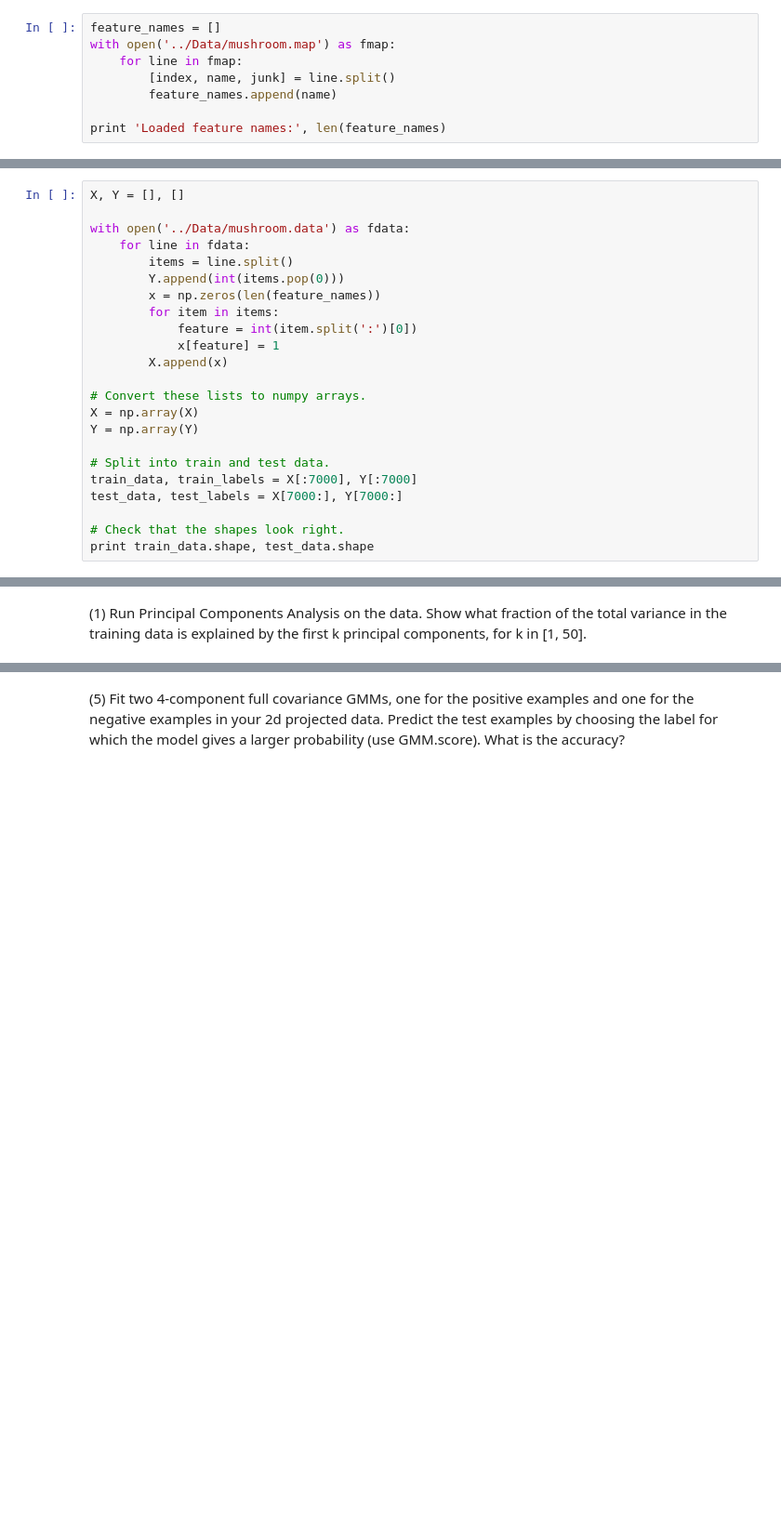
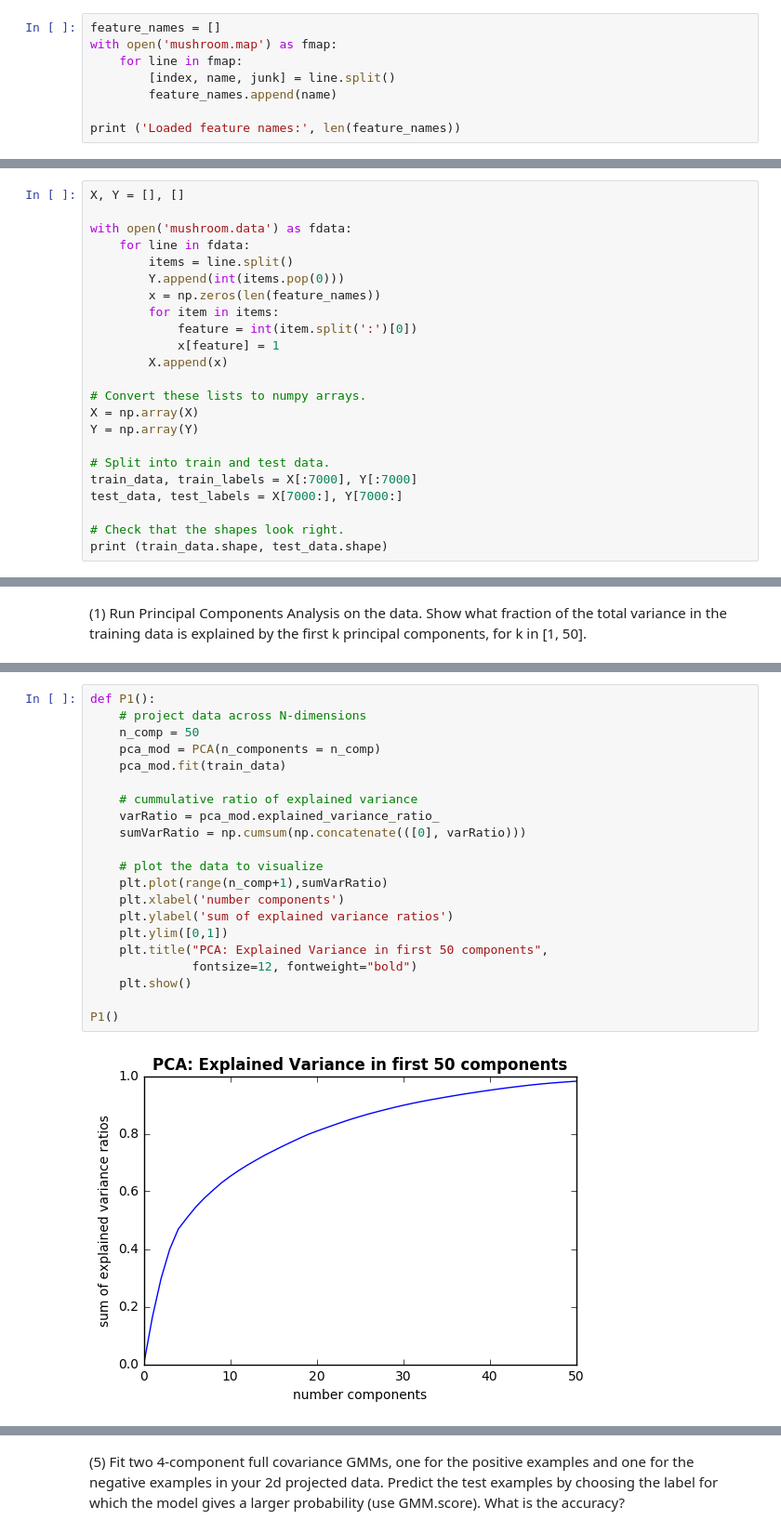
Before and after one commit to dskarbrevik/Unsupervised-Learning-Assignment, a Jupyter notebook: David_Skarbrevik_p3.ipynb, the cells around one changed output, grey strips where cells are left out. Shown at 93% size. Cells and saved outputs as stored; diff of their text form; blank space fills up the shorter version.

```diff
--- a/David_Skarbrevik_p3.ipynb
+++ b/David_Skarbrevik_p3.ipynb
@@ -24,12 +22,12 @@ from matplotlib.colors import LogNorm
 Load feature names.
 # %%
 feature_names = []
-with open('../Data/mushroom.map') as fmap:
+with open('mushroom.map') as fmap:
     for line in fmap:
         [index, name, junk] = line.split()
         feature_names.append(name)
 
-print 'Loaded feature names:', len(feature_names)
+print ('Loaded feature names:', len(feature_names))
 # %% [output]
 Loaded feature names: 126
 # %% [markdown]
@@ -37,7 +35,7 @@ Load data. The data is sparse in the input file, but there aren't too many featu
 # %%
 X, Y = [], []
 
-with open('../Data/mushroom.data') as fdata:
+with open('mushroom.data') as fdata:
     for line in fdata:
         items = line.split()
         Y.append(int(items.pop(0)))
@@ -56,7 +54,7 @@ train_data, train_labels = X[:7000], Y[:7000]
 test_data, test_labels = X[7000:], Y[7000:]
 
 # Check that the shapes look right.
-print train_data.shape, test_data.shape
+print (train_data.shape, test_data.shape)
 # %% [output]
 (7000, 126) (1124, 126)
 # %% [markdown]
@@ -71 +62,24 @@ print train_data.shape, test_data.shape
+# %%
+def P1():
+    # project data across N-dimensions
+    n_comp = 50
+    pca_mod = PCA(n_components = n_comp)
+    pca_mod.fit(train_data)
+
+    # cummulative ratio of explained variance
+    varRatio = pca_mod.explained_variance_ratio_
+    sumVarRatio = np.cumsum(np.concatenate(([0], varRatio)))
+
+    # plot the data to visualize
+    plt.plot(range(n_comp+1),sumVarRatio)
+    plt.xlabel('number components')
+    plt.ylabel('sum of explained variance ratios')
+    plt.ylim([0,1])
+    plt.title("PCA: Explained Variance in first 50 components",
+              fontsize=12, fontweight="bold")
+    plt.show()
+
+P1()
+# %% [output]
+[figure, added]
 # %% [markdown]
```
Also changed, not shown: parts of 17 cells of this notebook, 2 other files.
